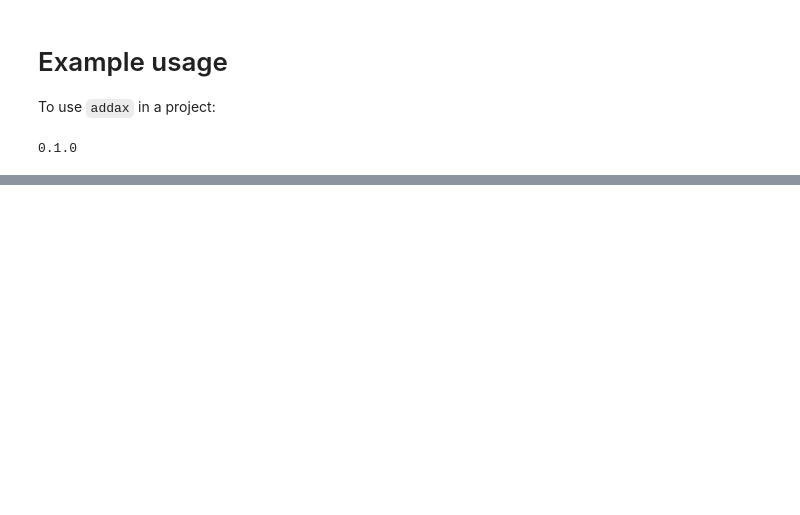
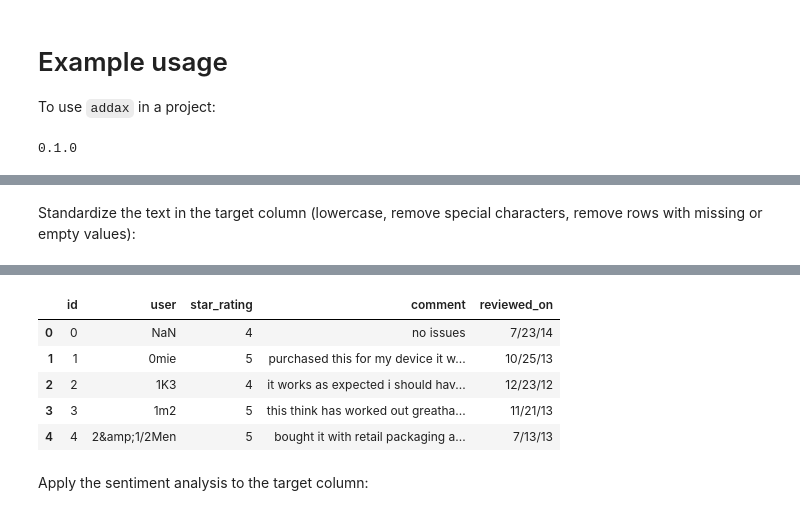
Before and after one commit to dtavizondykstra/addax, a Jupyter notebook: docs/example.ipynb, the cells around one changed output, grey strips where cells are left out. Drawn from its saved outputs; the diff is of its cells as text; code cells hidden in the pictures; blank space fills up the shorter version.

```diff
--- a/docs/example.ipynb
+++ b/docs/example.ipynb
@@ -40,0 +55,6 @@ df.head()
+# %% [markdown]
+Standardize the text in the target column (lowercase, remove special characters, remove rows with missing or empty values):
+# %%
+df = standardize_target_col_data(df=df, target_column=TARGET_COLUMN)
+df.head()
+# %% [output]
@@ -40,0 +66,8 @@ df.head()
+|  | id | user | star_rating | comment | reviewed_on |
+| 0 | 0 | NaN | 4 | no issues | 7/23/14 |
+| 1 | 1 | 0mie | 5 | purchased this for my device it w... | 10/25/13 |
+| 2 | 2 | 1K3 | 4 | it works as expected i should hav... | 12/23/12 |
+| 3 | 3 | 1m2 | 5 | this think has worked out greatha... | 11/21/13 |
+| 4 | 4 | 2&amp;1/2Men | 5 | bought it with retail packaging a... | 7/13/13 |
+# %% [markdown]
+Apply the sentiment analysis to the target column:
```
Also changed, not shown: parts of 19 cells of this notebook.
